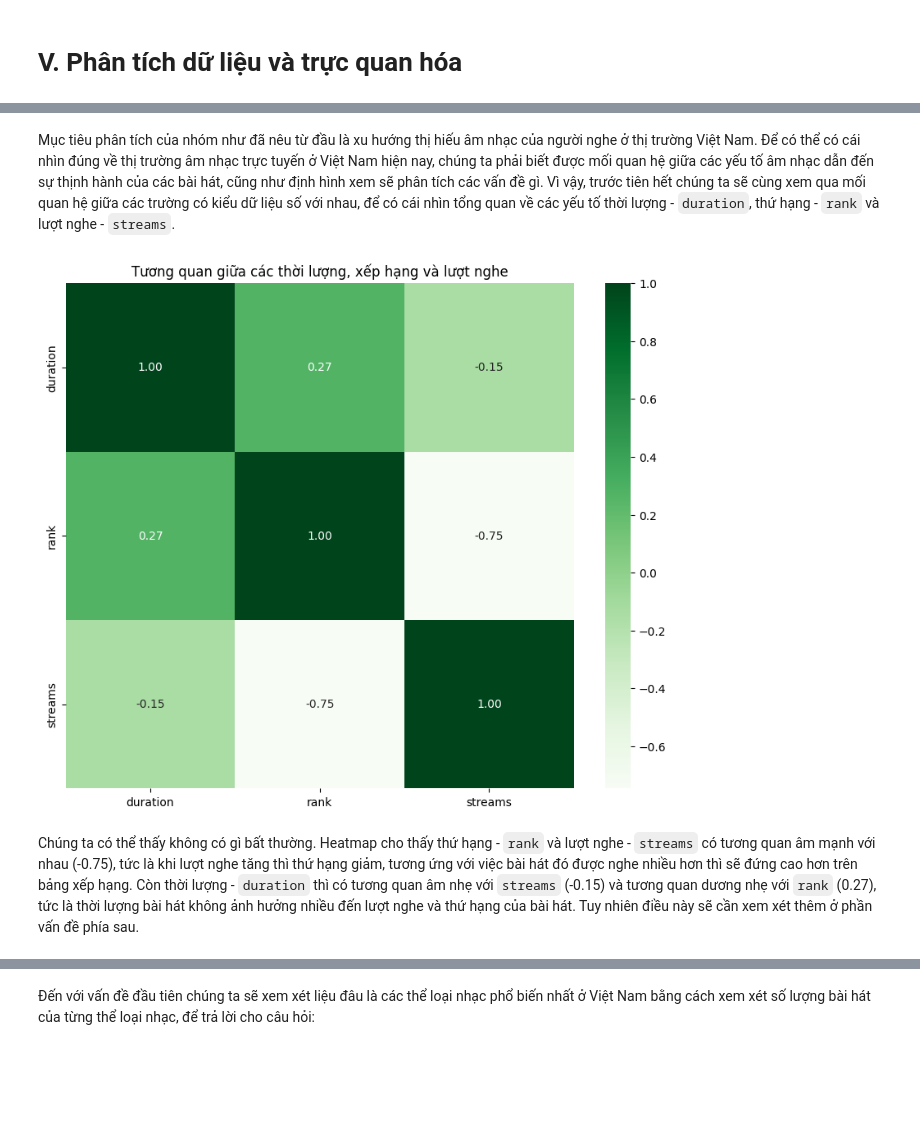
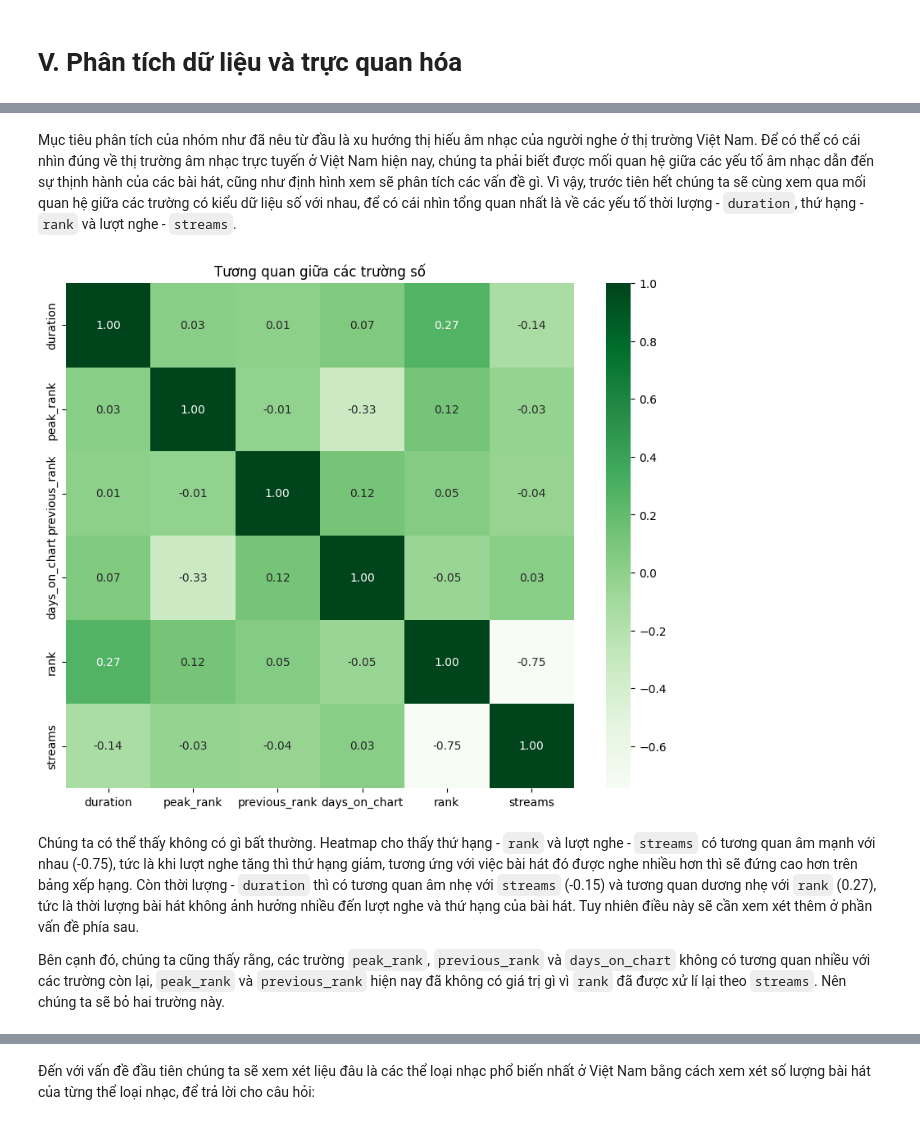
Before and after one commit to pililover/Visualization-Lab, a Jupyter notebook: sourcecode/data_visualization.ipynb, the cells around one changed output, grey strips where cells are left out. Saved outputs shown, nothing was run; the diff lists cells and outputs as text; code cells hidden in the pictures; blank space fills up the shorter version.

```diff
--- a/sourcecode/data_visualization.ipynb
+++ b/sourcecode/data_visualization.ipynb
@@ -781,20 +781,22 @@ df.head(5)
 | 3 | 42zePe03Iq8tvFcJAIKkp8 | D.R.E.A.M. (feat. Ghostface Killah) | Miley Cyrus, Ghostface Killah | RCA/Legacy | 2019-05-17 | 182 | 59 | 59 | ... |
 | 4 | 34ODRRWSsRbiB6sGI9R9Te | Badadu | MONSTAR | ST.319 Entertainment | 2018-11-08 | 182 | 45 | 179 | ... |
 # %% [markdown]
-Mục tiêu phân tích của nhóm như đã nêu từ đầu là xu hướng thị hiếu âm nhạc của người nghe ở thị trường Việt Nam. Để có thể có cái nhìn đúng về thị trường âm nhạc trực tuyến ở Việt Nam hiện nay, chúng ta phải biết được mối quan hệ giữa các yếu tố âm nhạc dẫn đến sự thịnh hành của các bài hát, cũng như định hình xem sẽ phân tích các vấn đề gì. Vì vậy, trước tiên hết chúng ta sẽ cùng xem qua mối quan hệ giữa các trường có kiểu dữ liệu số với nhau, để có cái nhìn tổng quan về các yếu tố thời lượng - `duration`, thứ hạng - `rank` và lượt nghe - `streams`.
+Mục tiêu phân tích của nhóm như đã nêu từ đầu là xu hướng thị hiếu âm nhạc của người nghe ở thị trường Việt Nam. Để có thể có cái nhìn đúng về thị trường âm nhạc trực tuyến ở Việt Nam hiện nay, chúng ta phải biết được mối quan hệ giữa các yếu tố âm nhạc dẫn đến sự thịnh hành của các bài hát, cũng như định hình xem sẽ phân tích các vấn đề gì. Vì vậy, trước tiên hết chúng ta sẽ cùng xem qua mối quan hệ giữa các trường có kiểu dữ liệu số với nhau, để có cái nhìn tổng quan nhất là về các yếu tố thời lượng - `duration`, thứ hạng - `rank` và lượt nghe - `streams`.
 # %%
-num_cols = ['duration', 'rank', 'streams']
+num_cols = df.select_dtypes(include=np.number).columns
 
 # Tính ma trận tương quan
 corr_matrix = df[num_cols].corr()
 
 # Heatmap
 plt.figure(figsize=(10, 8))
 sns.heatmap(corr_matrix, annot=True, cmap='Greens', fmt='.2f')
-plt.title('Tương quan giữa các thời lượng, xếp hạng và lượt nghe')
+plt.title('Tương quan giữa các trường số')
 plt.savefig('../images/heatmap.svg', format='svg')
 plt.show()
 # %% [output]
-[figure, old version]
+[figure, new version]
 # %% [markdown]
 Chúng ta có thể thấy không có gì bất thường. Heatmap cho thấy thứ hạng - `rank` và lượt nghe - `streams` có tương quan âm mạnh với nhau (-0.75), tức là khi lượt nghe tăng thì thứ hạng giảm, tương ứng với việc bài hát đó được nghe nhiều hơn thì sẽ đứng cao hơn trên bảng xếp hạng. Còn thời lượng - `duration` thì có tương quan âm nhẹ với `streams` (-0.15) và tương quan dương nhẹ với `rank` (0.27), tức là thời lượng bài hát không ảnh hưởng nhiều đến lượt nghe và thứ hạng của bài hát. Tuy nhiên điều này sẽ cần xem xét thêm ở phần vấn đề phía sau.
+
+Bên cạnh đó, chúng ta cũng thấy rằng, các trường `peak_rank`, `previous_rank` và `days_on_chart` không có tương quan nhiều với các trường còn lại, `peak_rank` và `previous_rank` hiện nay đã không có giá trị gì vì `rank` đã được xử lí lại theo `streams`. Nên chúng ta sẽ bỏ hai trường này.
```
Also changed, not shown: parts of 2 cells of this notebook, 6 other files.
